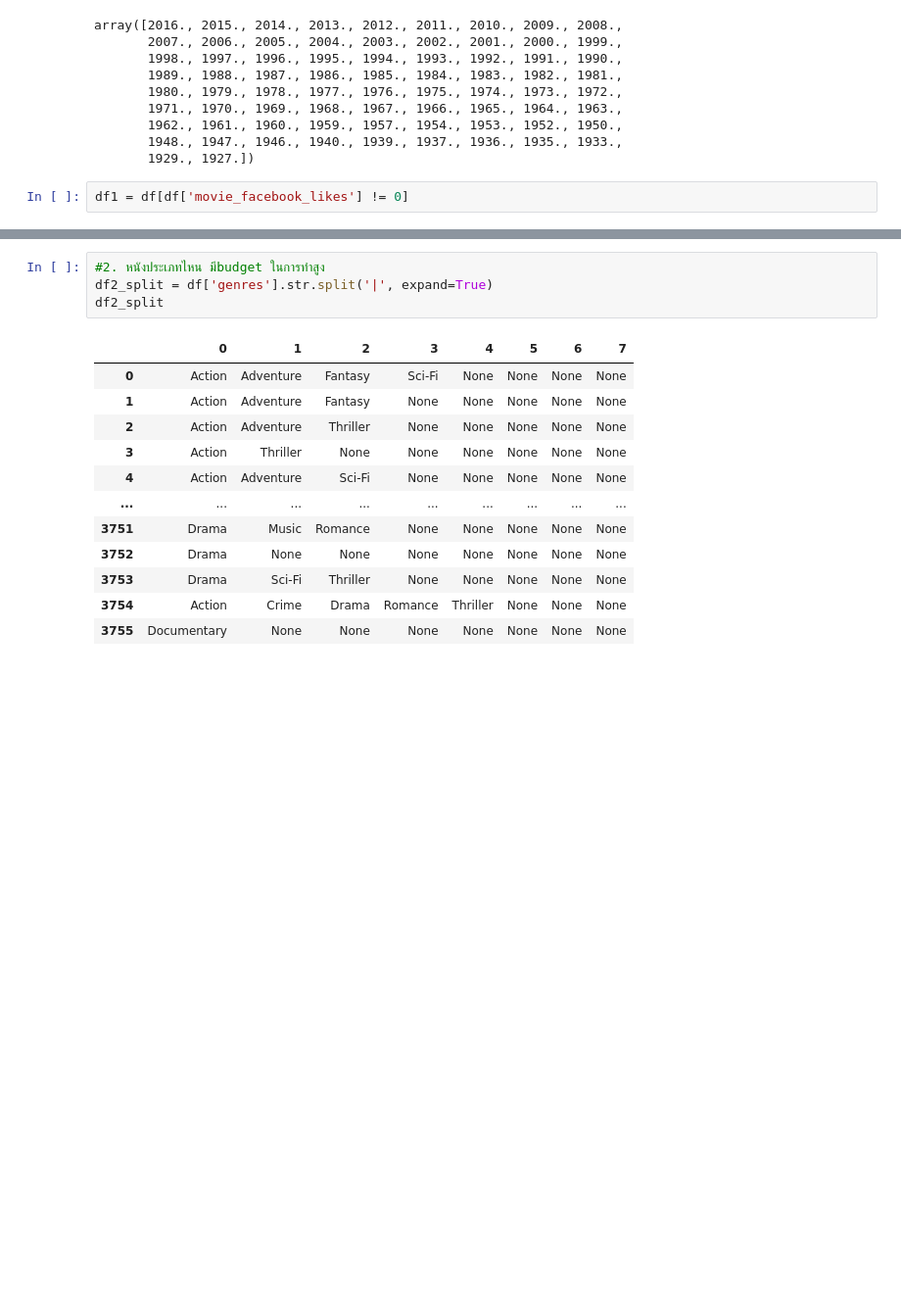
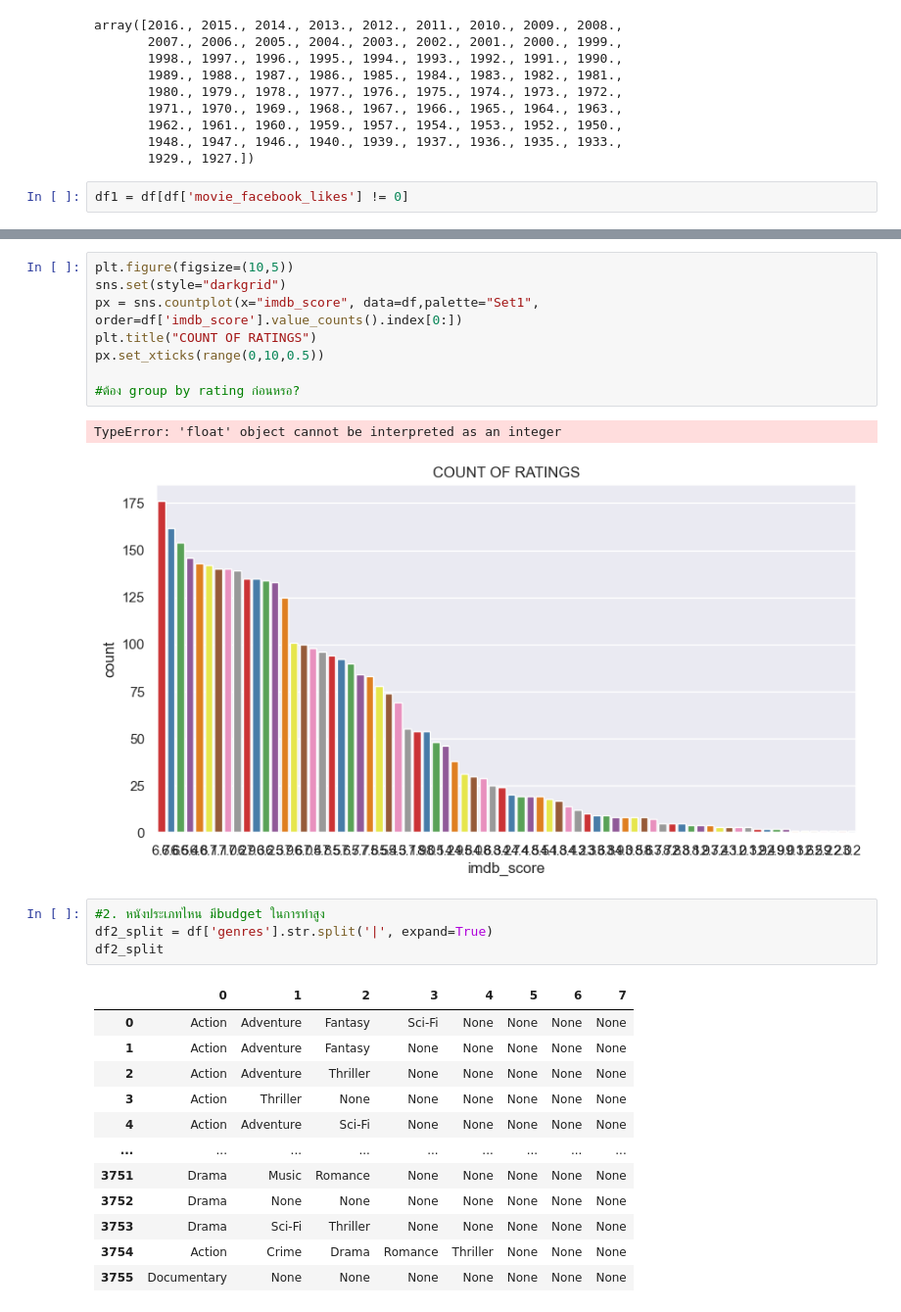
Before and after one commit to pongsapaks/DADS5001, a Jupyter notebook: IMDB.ipynb, the cells around one changed output, grey strips where cells are left out. Shown at 98% size. Drawn from its saved outputs; the diff is of its cells as text; blank space fills up the shorter version.

```diff
--- a/IMDB.ipynb
+++ b/IMDB.ipynb
@@ -78,3 +104,14 @@ df2 = df[df['imdb_score'] == 0]
+# %%
+plt.figure(figsize=(10,5))
+sns.set(style="darkgrid")
+px = sns.countplot(x="imdb_score", data=df,palette="Set1",  order=df['imdb_score'].value_counts().index[0:])
+plt.title("COUNT OF RATINGS")
+px.set_xticks(range(0,10,0.5))
+
+#ต้อง group by rating ก่อนหรอ?
+# %% [output]
+TypeError: 'float' object cannot be interpreted as an integer
+[figure, added]
 # %%
 #2. หนังประเภทไหน มีbudget ในการทำสูง
 df2_split = df['genres'].str.split('|', expand=True)
```
Also changed, not shown: parts of 8 cells of this notebook.
